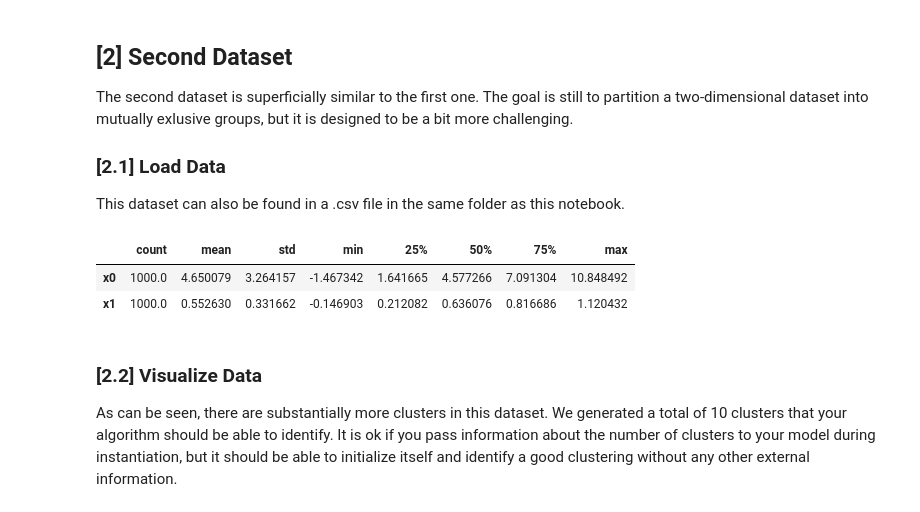
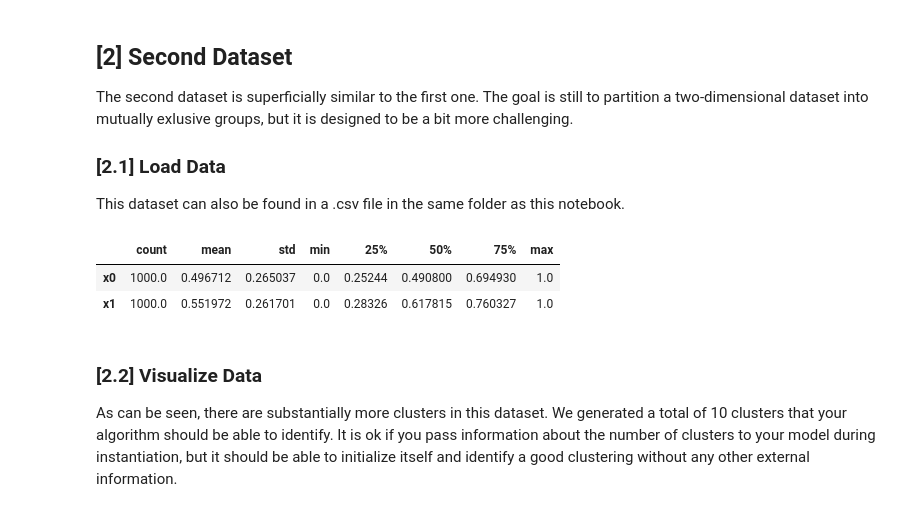
Before and after one commit to Anderzz/tdt4173, a Jupyter notebook: k_means/experiment.ipynb, the cells around one changed output. Drawn from its saved outputs; the diff is of its cells as text; code cells hidden in the pictures.

```diff
--- a/k_means/experiment.ipynb
+++ b/k_means/experiment.ipynb
@@ -105,11 +104,13 @@ The second dataset is superficially similar to the first one. The goal is still
 This dataset can also be found in a .csv file in the same folder as this notebook.
 # %%
 data_2 = pd.read_csv('data_2.csv')
+#scale data to [0,1]
+data_2 = (data_2 - data_2.min()) / (data_2.max() - data_2.min())
 data_2.describe().T
 # %% [output]
 |  | count | mean | std | min | 25% | 50% | 75% | max |
-| x0 | 1000.0 | 4.650079 | 3.264157 | -1.467342 | 1.641665 | 4.577266 | 7.091304 | 10.848492 |
-| x1 | 1000.0 | 0.552630 | 0.331662 | -0.146903 | 0.212082 | 0.636076 | 0.816686 | 1.120432 |
+| x0 | 1000.0 | 0.496712 | 0.265037 | 0.0 | 0.25244 | 0.490800 | 0.694930 | 1.0 |
+| x1 | 1000.0 | 0.551972 | 0.261701 | 0.0 | 0.28326 | 0.617815 | 0.760327 | 1.0 |
 # %% [markdown]
 ### [2.2] Visualize Data
 
```
Also changed, not shown: parts of 3 cells of this notebook, 1 other file.
